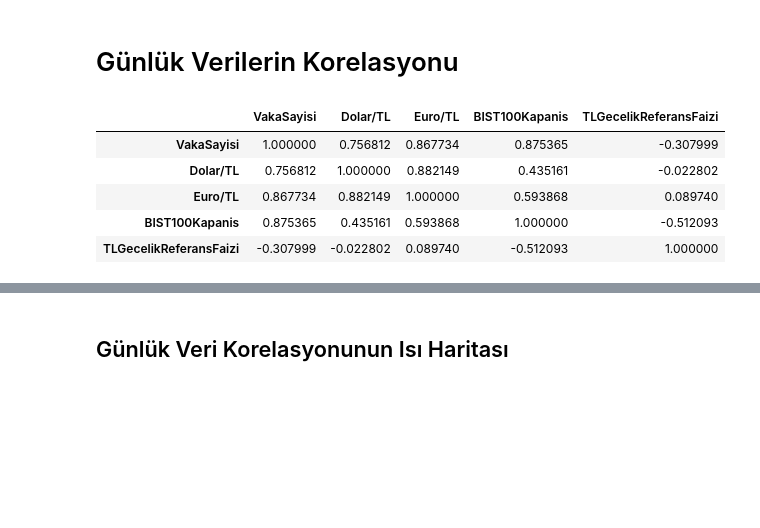
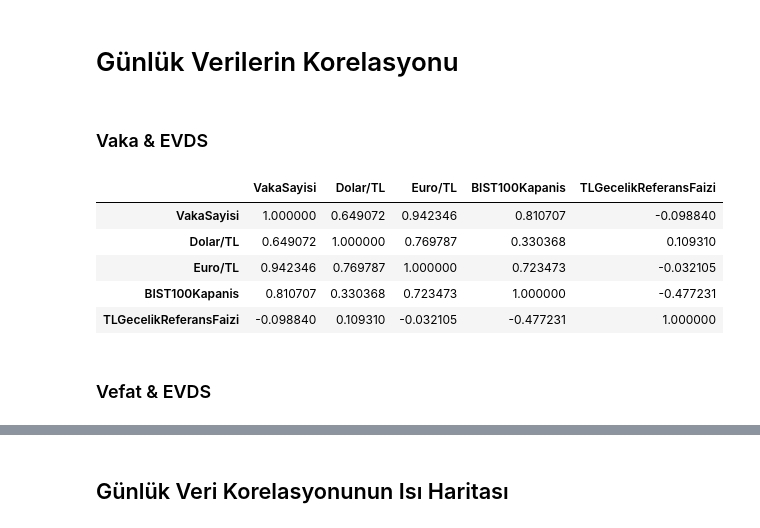
Before and after one commit to karailker/covid-evds-correlation, a Jupyter notebook: Veri Analizi - Final.ipynb, the cells around one changed output, grey strips where cells are left out. Drawn from its saved outputs; the diff is of its cells as text; code cells hidden in the pictures; blank space fills up the shorter version.

```diff
--- a/Veri Analizi - Final.ipynb
+++ b/Veri Analizi - Final.ipynb
@@ -142,22 +148,23 @@ monthly_data
 # %% [markdown]
 # Covid-19 Verilerinin Çekilmesi (Kaynak: John Hopkins Üniversitesi - Github)
 # %%
-path = "https://raw.githubusercontent.com/CSSEGISandData/COVID-19/master/csse_covid_19_data/csse_covid_19_time_series/time_series_covid19_confirmed_global.csv"
-covid_data = pd.read_csv(path,index_col=False)
+case_path = "https://raw.githubusercontent.com/CSSEGISandData/COVID-19/master/csse_covid_19_data/csse_covid_19_time_series/time_series_covid19_confirmed_global.csv"
 
-covid_data = covid_data.drop(["Province/State","Lat","Long"], axis=1)
-covid_data.set_index("Country/Region",inplace =True)
-covid_data = covid_data.stack()
-covid_data = covid_data.reset_index()
-covid_data.rename(columns={'level_1':'Tarih',0:"VakaSayisi"}, inplace=True)
-covid_data['Tarih'] = pd.to_datetime(covid_data['Tarih'])
-covid_data = covid_data[(covid_data['Country/Region']=='Turkey') & (covid_data['Tarih']>'2020-03-10')]
-covid_data = covid_data.reset_index()
-covid_data = covid_data.drop(["index"], axis=1)
-covid_data = covid_data.drop(['Country/Region'], axis=1)
-covid_data.set_index("Tarih",inplace =True)
+case_data = pd.read_csv(case_path,index_col=False)
 
-covid_data
+case_data = case_data.drop(["Province/State","Lat","Long"], axis=1)
+case_data.set_index("Country/Region",inplace =True)
+case_data = case_data.stack()
+case_data = case_data.reset_index()
+case_data.rename(columns={'level_1':'Tarih',0:"VakaSayisi"}, inplace=True)
+case_data['Tarih'] = pd.to_datetime(case_data['Tarih'])
+case_data = case_data[(case_data['Country/Region']=='Turkey') & (case_data['Tarih']>'2020-03-10')]
+case_data = case_data.reset_index()
+case_data = case_data.drop(["index"], axis=1)
+case_data = case_data.drop(['Country/Region'], axis=1)
+case_data.set_index("Tarih",inplace =True)
+
+case_data
 # %% [output]
 |  | VakaSayisi |
 | Tarih |  |
@@ -206,0 +190,3 @@ daily_covid_data
+# %%
+daily_case_data = case_data
+daily_case_data
@@ -233,7 +330,7 @@ weekly_covid_data
 # %%
-daily_merged_data = pd.concat([daily_covid_data, daily_data[daily_data.columns[0:]]], axis=1)
-daily_merged_data = daily_merged_data.fillna(method='ffill') #For filling NaN rows with previous values
-daily_merged_data
+daily_merged_case_data = pd.concat([daily_case_data, daily_data[daily_data.columns[0:]]], axis=1)
+daily_merged_case_data = daily_merged_case_data.fillna(method='ffill') #For filling NaN rows with previous values
+daily_merged_case_data
 # %% [output]
 |  | VakaSayisi | Dolar/TL | Euro/TL | BIST100Kapanis | TLGecelikReferansFaizi |
 | Tarih |  |  |  |  |  |
@@ -285,15 +534,18 @@ weekly_merged_data
 # %% [markdown]
 # Günlük Verilerin Korelasyonu
+# %% [markdown]
+### Vaka & EVDS
 # %%
-daily_corr = daily_merged_data.corr(method="pearson") #Normal dağılmış veri için
-#daily_corr = daily_merged_data.corr(method="spearman") #Normal dağılmamış veri için
-#daily_corr = daily_merged_data.corr(method="kendall")
+#daily_case_corr = daily_merged_case_data.corr(method="pearson") #Normal dağılmış veri için
+daily_case_corr = daily_merged_case_data.corr(method="spearman") #Normal dağılmamış veri için
 
-daily_corr
+daily_case_corr
 # %% [output]
 |  | VakaSayisi | Dolar/TL | Euro/TL | BIST100Kapanis | TLGecelikReferansFaizi |
-| VakaSayisi | 1.000000 | 0.756812 | 0.867734 | 0.875365 | -0.307999 |
-| Dolar/TL | 0.756812 | 1.000000 | 0.882149 | 0.435161 | -0.022802 |
-| Euro/TL | 0.867734 | 0.882149 | 1.000000 | 0.593868 | 0.089740 |
-| BIST100Kapanis | 0.875365 | 0.435161 | 0.593868 | 1.000000 | -0.512093 |
-| TLGecelikReferansFaizi | -0.307999 | -0.022802 | 0.089740 | -0.512093 | 1.000000 |
+| VakaSayisi | 1.000000 | 0.649072 | 0.942346 | 0.810707 | -0.098840 |
+| Dolar/TL | 0.649072 | 1.000000 | 0.769787 | 0.330368 | 0.109310 |
+| Euro/TL | 0.942346 | 0.769787 | 1.000000 | 0.723473 | -0.032105 |
+| BIST100Kapanis | 0.810707 | 0.330368 | 0.723473 | 1.000000 | -0.477231 |
+| TLGecelikReferansFaizi | -0.098840 | 0.109310 | -0.032105 | -0.477231 | 1.000000 |
+# %% [markdown]
+### Vefat & EVDS
```
Also changed, not shown: parts of 51 cells of this notebook.
